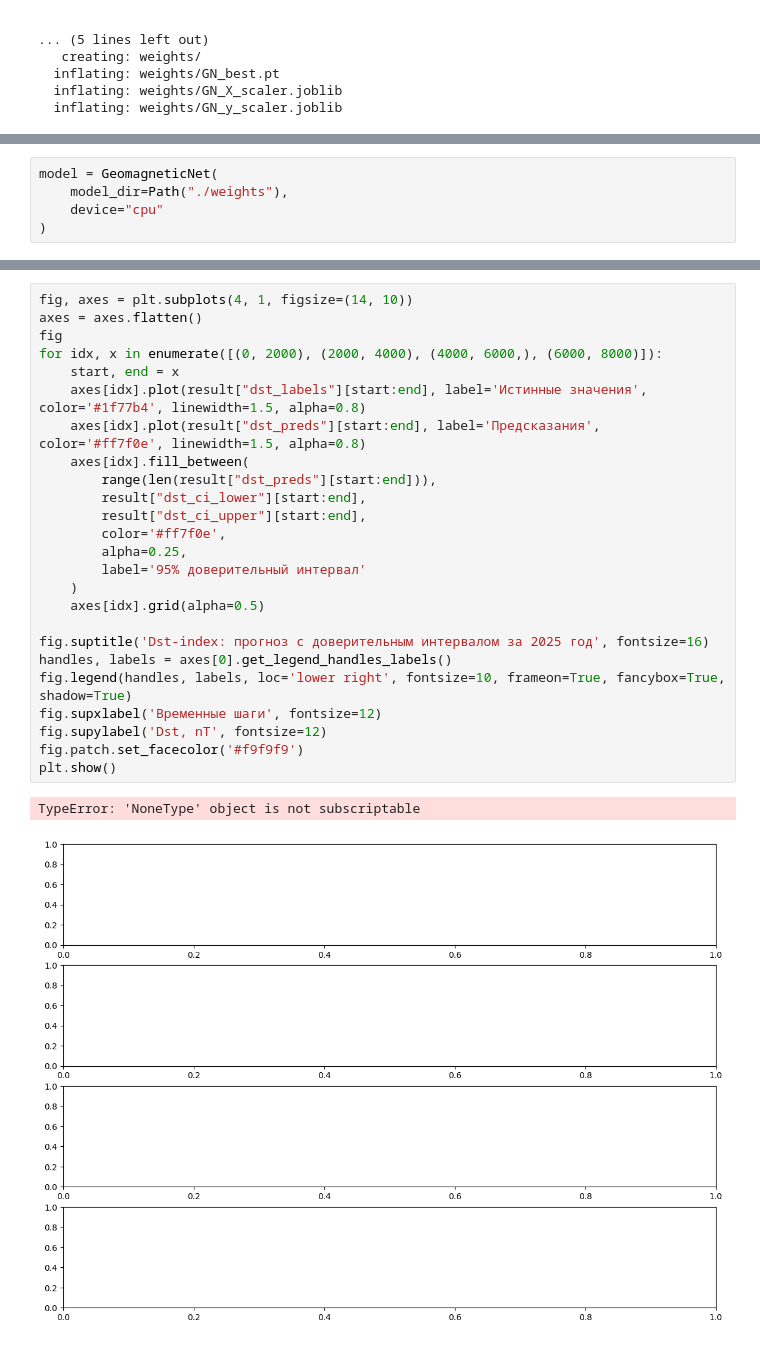
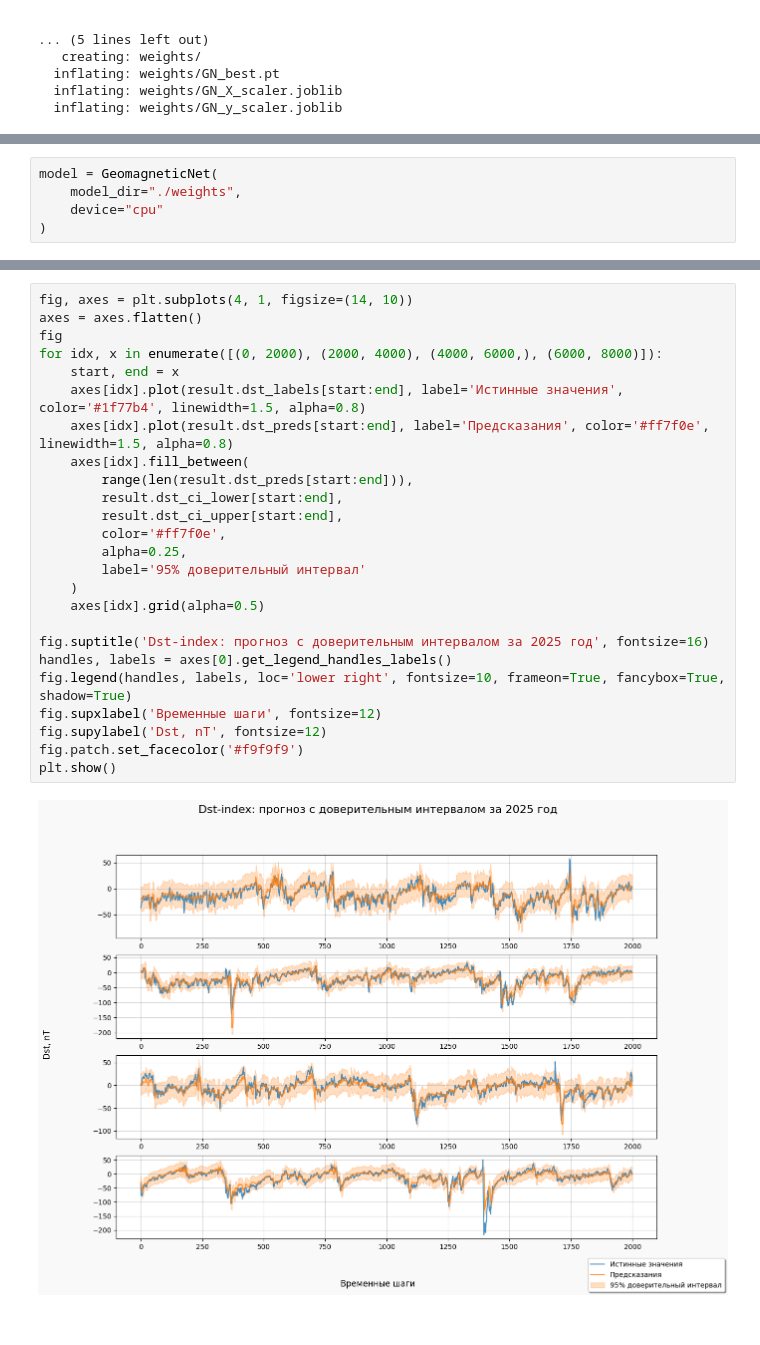
Before and after one commit to neZorinEgor/magnesis, a Jupyter notebook: notebooks/example_usage.ipynb, the cells around one changed output, grey strips where cells are left out. Cells and saved outputs as stored; diff of their text form.

```diff
--- a/notebooks/example_usage.ipynb
+++ b/notebooks/example_usage.ipynb
@@ -47,7 +45,7 @@ import matplotlib.pyplot as plt
 from magnesis import GeomagneticNet
 # %%
 model = GeomagneticNet(
-    model_dir=Path("./weights"),
+    model_dir="./weights",
     device="cpu"
 )
 # %%
@@ -57,28 +54,27 @@ result
 # %%
 fig, axes = plt.subplots(4, 1, figsize=(14, 10))
 axes = axes.flatten()
 fig
 for idx, x in enumerate([(0, 2000), (2000, 4000), (4000, 6000,), (6000, 8000)]):
     start, end = x
-    axes[idx].plot(result["dst_labels"][start:end], label='Истинные значения', color='#1f77b4', linewidth=1.5, alpha=0.8)
-    axes[idx].plot(result["dst_preds"][start:end], label='Предсказания', color='#ff7f0e', linewidth=1.5, alpha=0.8)
+    axes[idx].plot(result.dst_labels[start:end], label='Истинные значения', color='#1f77b4', linewidth=1.5, alpha=0.8)
+    axes[idx].plot(result.dst_preds[start:end], label='Предсказания', color='#ff7f0e', linewidth=1.5, alpha=0.8)
     axes[idx].fill_between(
-        range(len(result["dst_preds"][start:end])),
-        result["dst_ci_lower"][start:end],
-        result["dst_ci_upper"][start:end],
+        range(len(result.dst_preds[start:end])),
+        result.dst_ci_lower[start:end],
+        result.dst_ci_upper[start:end],
         color='#ff7f0e',
         alpha=0.25,
         label='95% доверительный интервал'
     )
     axes[idx].grid(alpha=0.5)
 
 fig.suptitle('Dst-index: прогноз с доверительным интервалом за 2025 год', fontsize=16)
 handles, labels = axes[0].get_legend_handles_labels()
 fig.legend(handles, labels, loc='lower right', fontsize=10, frameon=True, fancybox=True, shadow=True)
 fig.supxlabel('Временные шаги', fontsize=12)
 fig.supylabel('Dst, nT', fontsize=12)
 fig.patch.set_facecolor('#f9f9f9')
 plt.show()
 # %% [output]
-TypeError: 'NoneType' object is not subscriptable
-[figure, old version]
+[figure, new version]
```
Also changed, not shown: parts of 3 cells of this notebook, 3 other files.
